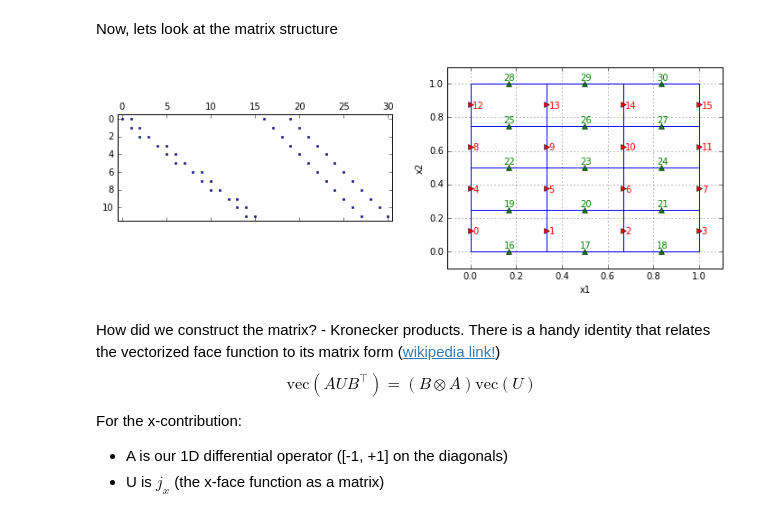
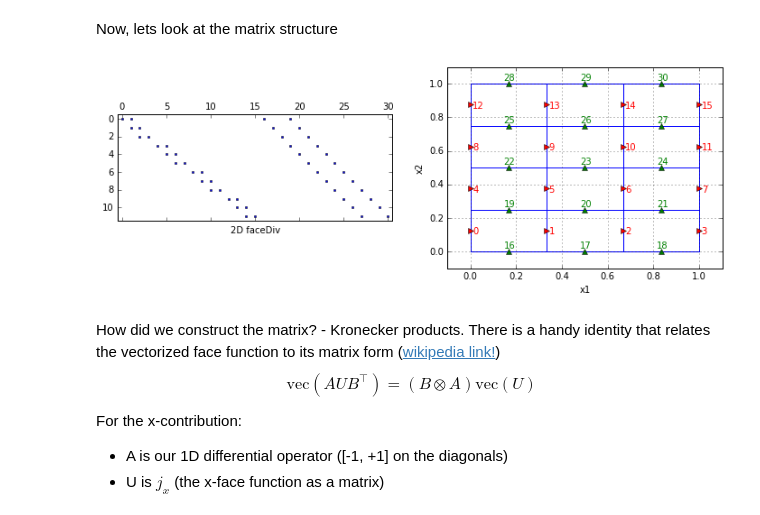
Before and after one commit to simpeg/tle-finitevolume, a Jupyter notebook: divergence.ipynb, the cells around one changed output. Saved outputs shown, nothing was run; the diff lists cells and outputs as text; code cells hidden in the pictures.

Commit message:
add xlabel on div plots

```diff
--- a/divergence.ipynb
+++ b/divergence.ipynb
@@ -205,33 +205,33 @@ Now, lets look at the matrix structure
 # %%
 fig, ax = plt.subplots(1,2, figsize=(12,4))
 
 # plot the non-zero entries in the faceDiv
 ax[0].spy(small_mesh2D.faceDiv, ms=2)
-ax[0].set_xlabel()
+ax[0].set_xlabel('2D faceDiv')
 small_mesh2D.plotGrid(ax=ax[1])
 
 # Number the faces and plot. (We should really add this to SimPEG... pull request anyone!?)
 xys = zip(
     small_mesh2D.gridFx[:,0],
     small_mesh2D.gridFx[:,1],
     range(small_mesh2D.nFx)
 )
 for x,y,ii in xys:
     ax[1].plot(x, y, 'r>')
     ax[1].text(x+0.01, y-0.02, ii, color='r')
 
 xys = zip(
     small_mesh2D.gridFy[:,0],
     small_mesh2D.gridFy[:,1],
     range(small_mesh2D.nFy)
 )
 for x,y,ii in xys:
     ax[1].plot(x, y, 'g^')
     ax[1].text(x-0.02, y+0.02, ii+small_mesh2D.nFx, color='g')
 ax[1].set_xlim((-0.1,1.1));
 ax[1].set_ylim((-0.1,1.1));
 # %% [output]
-[figure, old version]
+[figure, new version]
 # %% [markdown]
 How did we construct the matrix? - Kronecker products.
 There is a handy identity that relates the vectorized face function to its matrix form (<a href = "https://en.wikipedia.org/wiki/Vectorization_(mathematics)#Compatibility_with_Kronecker_products">wikipedia link!</a>)
```
Also changed, not shown: parts of 1 cell of this notebook.
